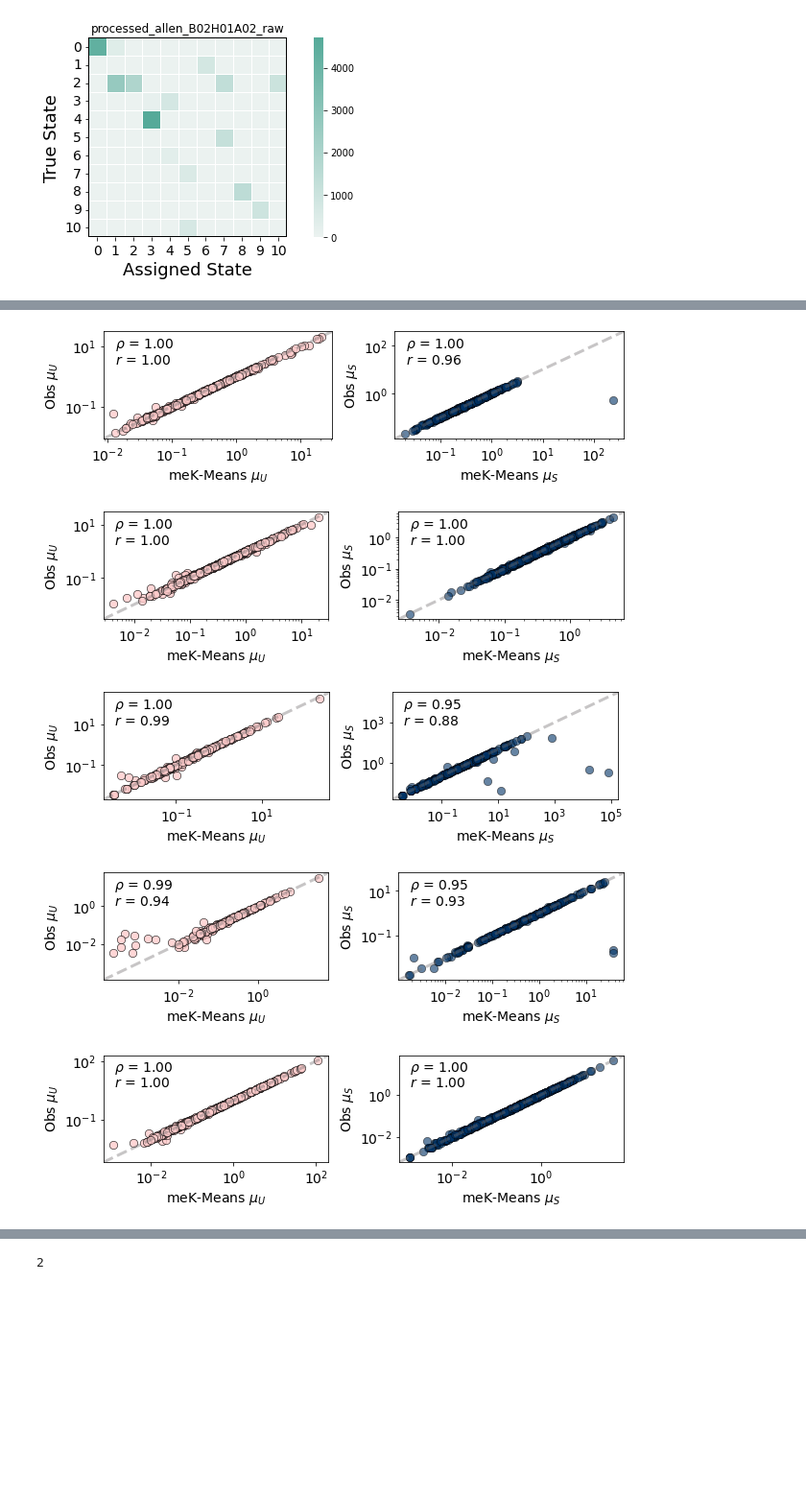
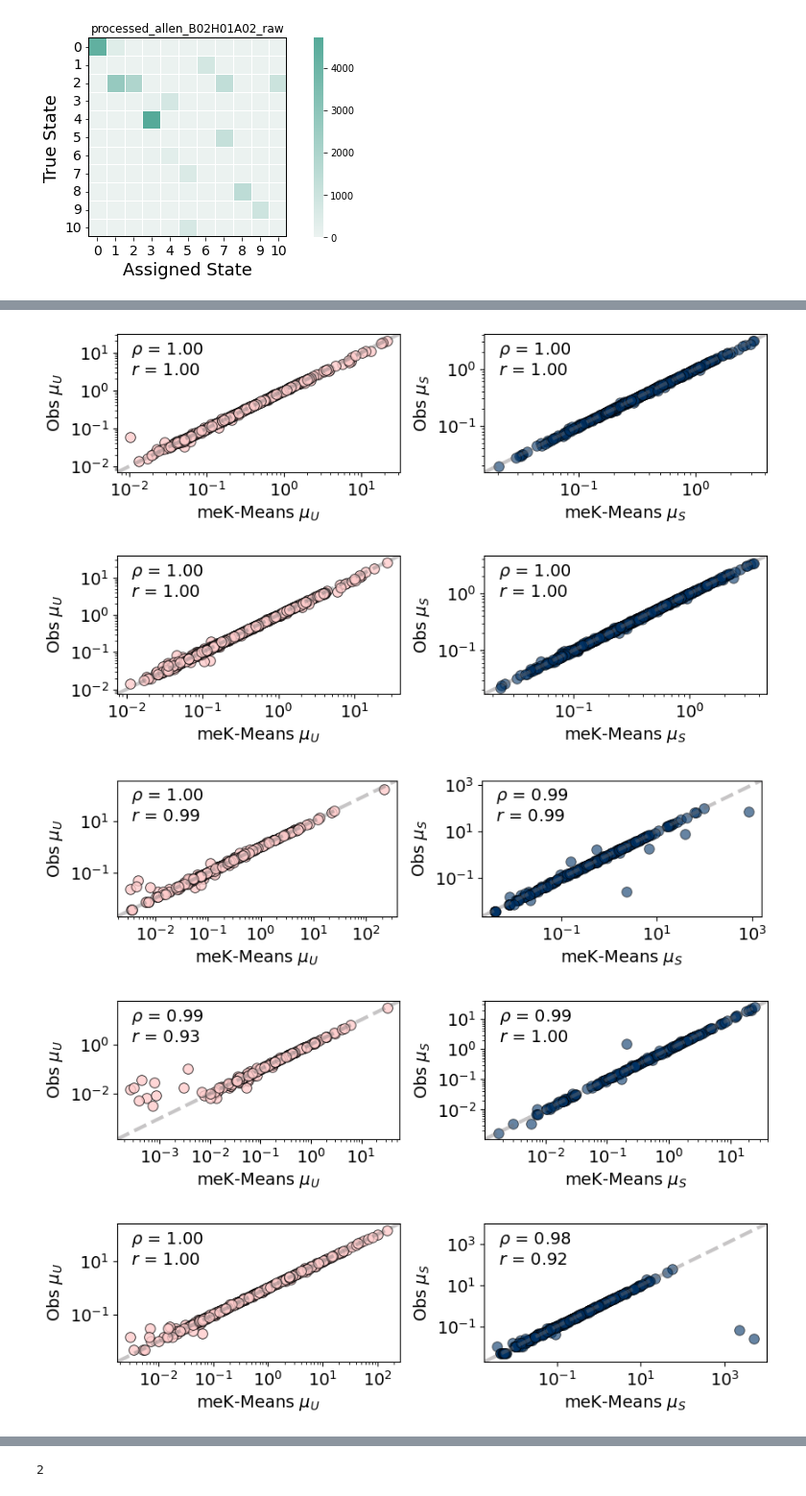
Before and after one commit to pachterlab/CGP_2023, a Jupyter notebook: analysis_notebooks/Figs_2_3_plots.ipynb, the cells around one changed output, grey strips where cells are left out. Shown at 96% size. Drawn from its saved outputs; the diff is of its cells as text; code cells hidden in the pictures; blank space fills up the shorter version.

```diff
--- a/analysis_notebooks/Figs_2_3_plots.ipynb
+++ b/analysis_notebooks/Figs_2_3_plots.ipynb
@@ -327,12 +698,12 @@ individs
 # %%
-pairs = list(itertools.combinations(pos, 2))
-aris_pairs_bench = np.zeros([len(pos),len(pos)])
-for p in pairs:
-    out = adjusted_rand_score(pair_all_bench.iloc[p[0]]['Clustering'].split('|'),pair_all_bench.iloc[p[1]]['Clustering'].split('|'))
-    aris_pairs_bench[p[0],p[1]] = out
-    aris_pairs_bench[p[1],p[0]] = out
+# pairs = list(itertools.combinations(pos, 2))
+# aris_pairs_bench = np.zeros([len(pos),len(pos)])
+# for p in pairs:
+#     out = adjusted_rand_score(pair_all_bench.iloc[p[0]]['Clustering'].split('|'),pair_all_bench.iloc[p[1]]['Clustering'].split('|'))
+#     aris_pairs_bench[p[0],p[1]] = out
+#     aris_pairs_bench[p[1],p[0]] = out
 
-aris_pairs_bench = aris_pairs_bench + np.eye(len(pos),len(pos))
+# aris_pairs_bench = aris_pairs_bench + np.eye(len(pos),len(pos))
 # %%
 plt.figure(figsize=(5,3.5))
 sns.heatmap(aris_pairs_bench, annot = False,vmin=0, vmax=1.0)
@@ -399,7 +770,7 @@ def plot_conf_mat(true,assign,title='',figsize=(18, 5),fname=None):
     fig, ax = plt.subplots(nrows=1, ncols=1, figsize=figsize)
     #Plot confusion matrix
     heatmap = sns.heatmap(df_cm, annot=False, fmt=".0f",cmap=sns.color_palette("light:#5A9", as_cmap=True),
-                          ax=ax,square=True,linewidths=1, cbar_kws={"shrink": 1})
+                          ax=ax,square=True,linewidths=0.5, cbar_kws={"shrink": 1})
     heatmap.yaxis.set_ticklabels(heatmap.yaxis.get_ticklabels(), rotation=0, ha='right',
                                  fontsize=14)
     heatmap.xaxis.set_ticklabels(heatmap.xaxis.get_ticklabels(), rotation=0,
@@ -723,13 +1103,21 @@ result_strings = []
 for f in to_find:
     result_strings += [glob.glob(f)]
 # %%
-looms = ['/home/tchari/counts/meKMeans_sims/loom/negctrl_sim_k1.loom',
- '/home/tchari/counts/meKMeans_sims/loom/k_gamma_sim_k8.loom',
-          '/home/tchari/counts/meKMeans_sims/loom/b_beta_sim_k8.loom',
-        '/home/tchari/counts/scMix/cl3/loom/processed_cl3_raw.loom',
-        '/home/tchari/counts/scMix/cl5/loom/processed_cl5_raw.loom',
-            '/home/tchari/counts/allen_bivi/loom/processed_allen_A08_raw.loom',
-        '/home/tchari/counts/allen_bivi/loom/processed_allen_B02H01A02_raw.loom']
+# looms = ['/home/tchari/counts/meKMeans_sims/loom/negctrl_sim_k1.loom',
+#  '/home/tchari/counts/meKMeans_sims/loom/k_gamma_sim_k8.loom',
+#           '/home/tchari/counts/meKMeans_sims/loom/b_beta_sim_k8.loom',
+#         '/home/tchari/counts/scMix/cl3/loom/processed_cl3_raw.loom',
+#         '/home/tchari/counts/scMix/cl5/loom/processed_cl5_raw.loom',
+#             '/home/tchari/counts/allen_bivi/loom/processed_allen_A08_raw.loom',
+#         '/home/tchari/counts/allen_bivi/loom/processed_allen_B02H01A02_raw.loom'] #CHANGE TO HVG LOOMS?
+
+looms = ['./home/tchari/counts/meKMeans_sims/loom/negctrl_sim_k1.loom',
+ './home/tchari/counts/meKMeans_sims/loom/k_gamma_sim_k8.loom',
+          './home/tchari/counts/meKMeans_sims/loom/b_beta_sim_k8.loom',
+        './hvg_objs_0215/cl3_466hvgs.loom',
+        './hvg_objs_0215/cl5_357hvgs.loom',
+            './hvg_objs_0215/allen_b08_682hvgs.loom',
+        './hvg_objs_0215/allen_b02h01a02_359hvgs.loom']
 
 len(looms)
 # %% [output]
@@ -737,7 +1125,7 @@ len(looms)
 # %%
 sr = [] #SearchResults for each dataset
 for strings in result_strings:
-    sr += [[monod.analysis.load_search_results(i) for i in strings]]
+    sr += [[monod.analysis.load_search_results(i) for i in strings if 'upd' not in i]]
 
 len(sr)
 # %% [output]
@@ -809,7 +1233,7 @@ processed_allen_B02H01A02_raw_conf_mat.pdf
 #Compare (3,4) (4,3 in original)
 # %%
 #Mean U,S correlations to parameters for one cluster per dataset
-clus_list = [1,4,5,2,4,6,8]
+clus_list = [0,0,0,2,4,6,0]#[1,4,5,2,4,6,8]
 
 for d,r,clus,l in zip(sd,sr,clus_list,looms):
     fname = l[l.rfind('/')+1:l.rfind('.loom')]+'_clus'+str(clus)+'_means_corr.pdf'
@@ -827,5 +1251,5 @@ processed_allen_B02H01A02_raw_clus8_means_corr.pdf
-[figure, old version]
+[figure, new version]
-[figure, old version]
+[figure, new version]
-[figure, old version]
+[figure, new version]
-[figure, old version]
+[figure, new version]
-[figure, old version]
+[figure, new version]
```
Also changed, not shown: parts of 100 cells of this notebook, 5 other files.
